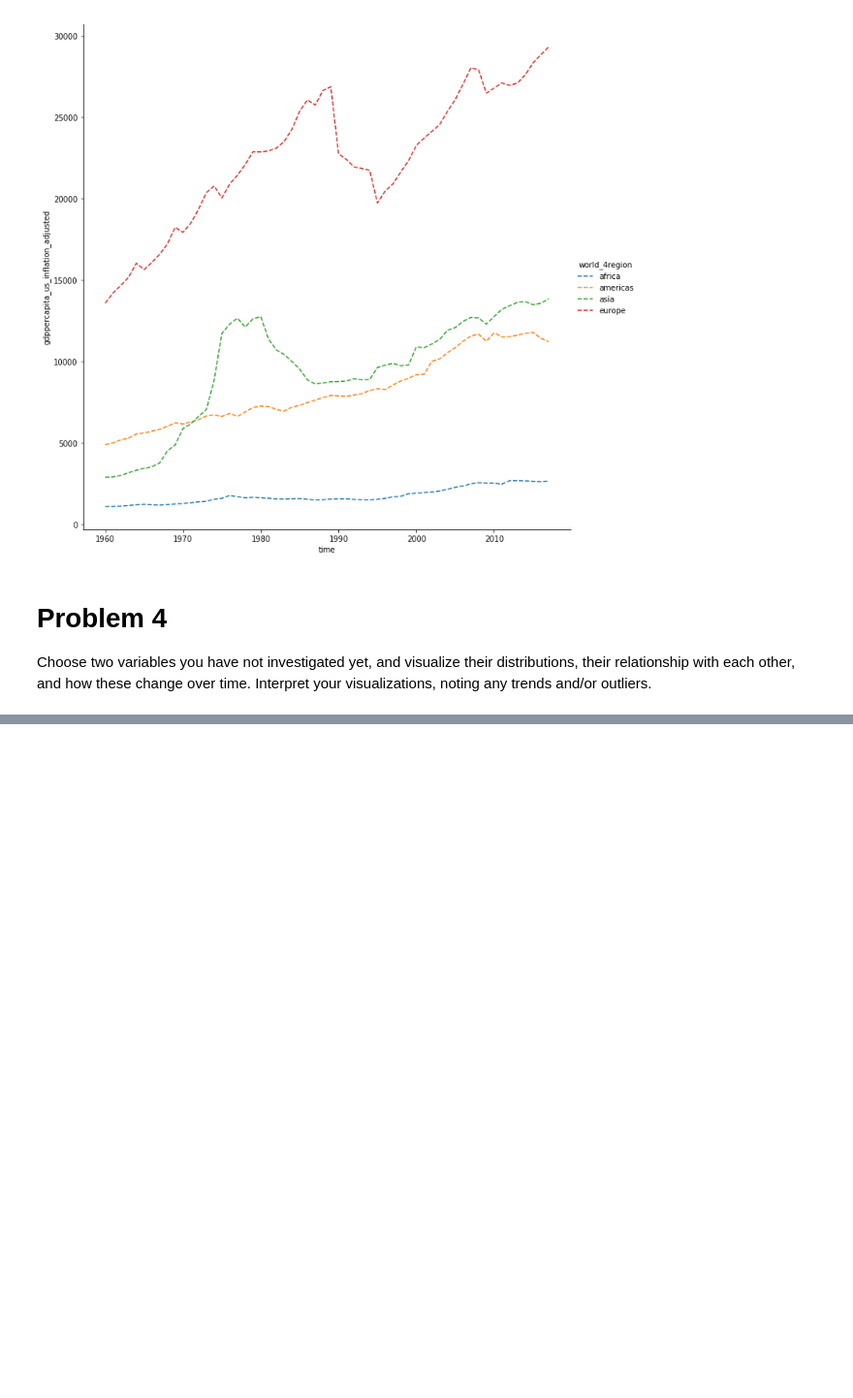
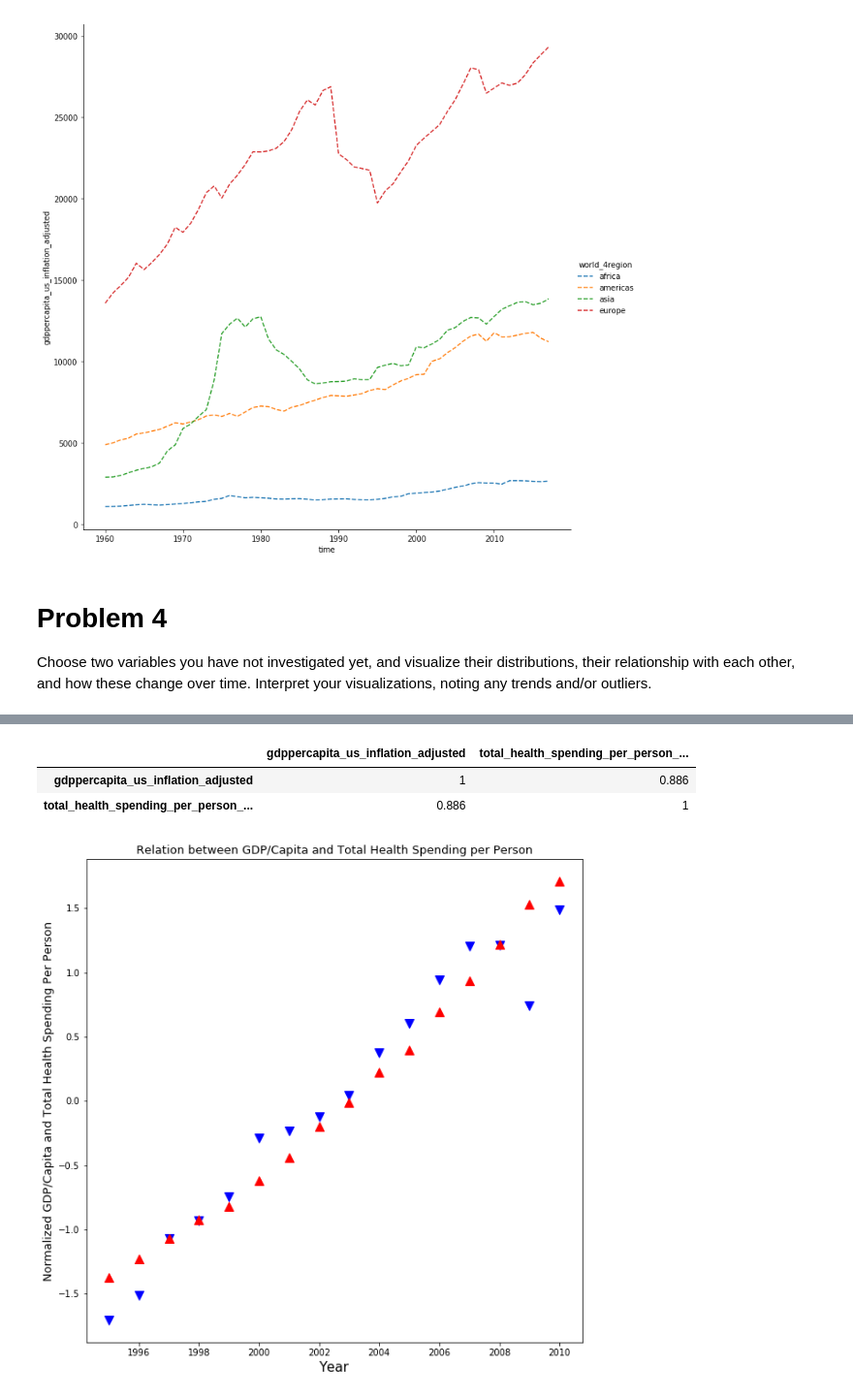
Before and after one commit to sarthakkothari/DS5500, a Jupyter notebook: HW1/HW1.ipynb, the cells around one changed output, grey strips where cells are left out. Shown at 97% size. Saved outputs shown, nothing was run; the diff lists cells and outputs as text; code cells hidden in the pictures; blank space fills up the shorter version.

```diff
--- a/HW1/HW1.ipynb
+++ b/HW1/HW1.ipynb
@@ -118,3 +118,11 @@ plt.show()
 # %% [markdown]
 # Problem 4
 Choose two variables you have not investigated yet, and visualize their distributions, their relationship with each other, and how these change over time. Interpret your visualizations, noting any trends and/or outliers.
+# %%
+# suicide = pd.read_csv("../data/ddf--datapoints--suicide_total_deaths--by--geo--time.csv")
+spending = pd.read_csv('../data/ddf--datapoints--total_health_spending_per_person_international_dollar--by--geo--time.csv')
+q4 = pd.merge(spending, gdp_capita_df, on = ['geo', 'time'])
+q4_plot = q4.groupby('time').mean().reset_index()
+for col in ['total_health_spending_per_person_international_dollar', 'gdppercapita_us_inflation_adjusted']:
+    q4_plot[col] = (q4_plot[col] - q4_plot[col].mean())/q4_plot[col].std()
+q4_plot.head()
@@ -120,0 +136,17 @@ Choose two variables you have not investigated yet, and visualize their distribu
+# %%
+q4_corr = q4[['gdppercapita_us_inflation_adjusted', 'total_health_spending_per_person_international_dollar']].corr()
+q4_corr.style.background_gradient(cmap='coolwarm').set_precision(3)
+# %% [output]
+|  | gdppercapita_us_inflation_adjusted | total_health_spending_per_person_... |
+| gdppercapita_us_inflation_adjusted | 1 | 0.886 |
+| total_health_spending_per_person_... | 0.886 | 1 |
+# %%
+plt.figure(figsize=(10,10))
+plt.plot(q4_plot['time'], q4_plot['gdppercapita_us_inflation_adjusted'], 'vb', markersize=10, alpha=1)
+plt.plot(q4_plot['time'], q4_plot['total_health_spending_per_person_international_dollar'], '^r', alpha=1, markersize=10)
+plt.xlabel('Year', fontsize=15)
+plt.ylabel('Normalized GDP/Capita and Total Health Spending Per Person', fontsize=13)
+plt.title('Relation between GDP/Capita and Total Health Spending per Person', fontsize=13)
+plt.show()
+# %% [output]
+[figure, added]
```
Also changed, not shown: parts of 1 cell of this notebook.
